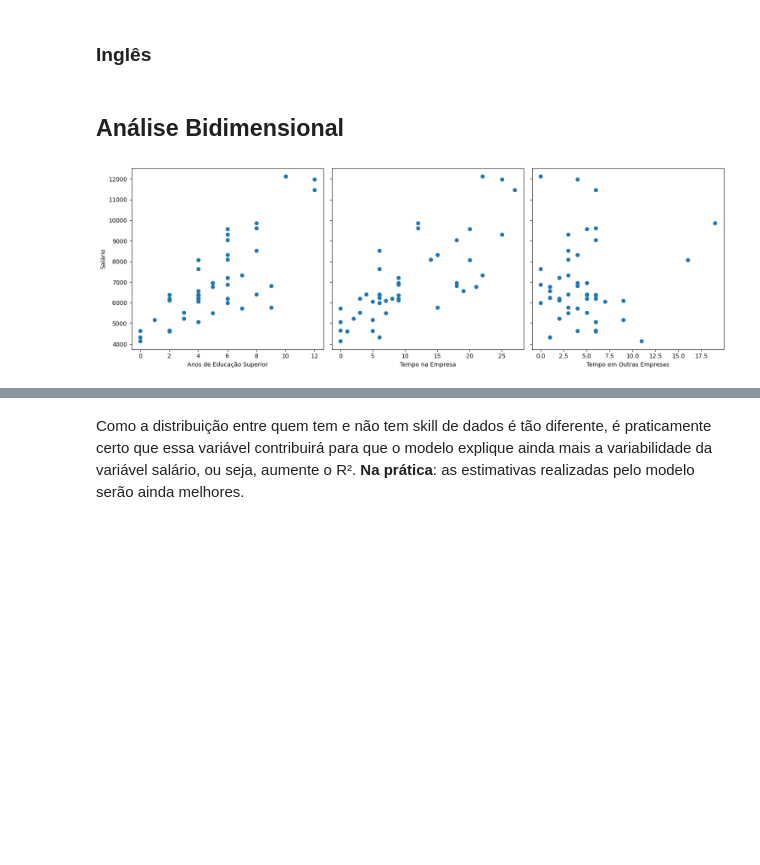
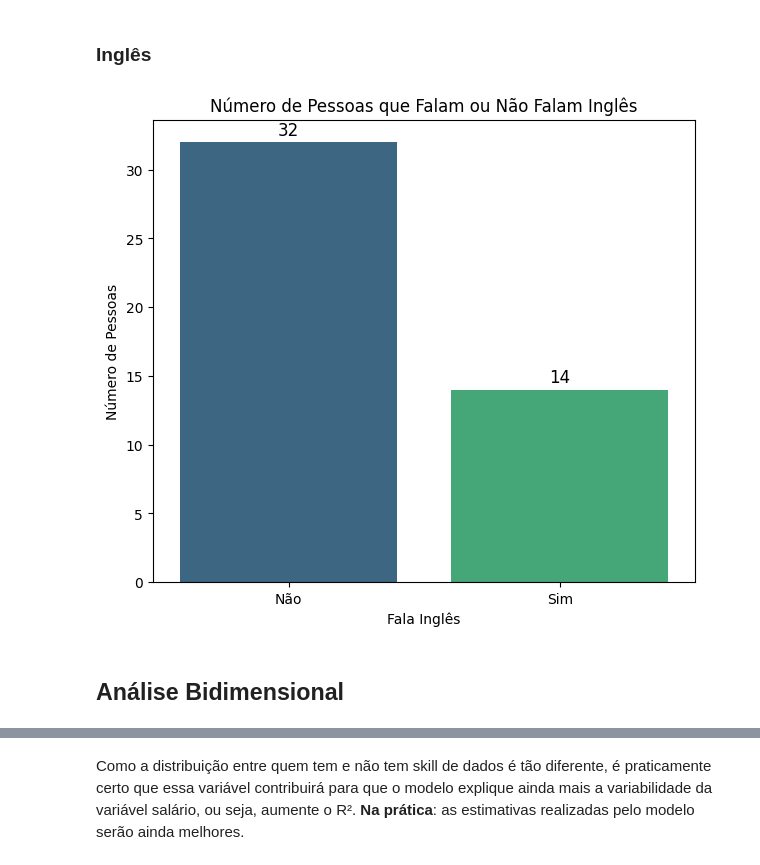
Before and after one commit to bessarodrigo/regressao_linear_salarios, a Jupyter notebook: regressao_linear_salarios.ipynb, the cells around one changed output, grey strips where cells are left out. Saved outputs shown, nothing was run; the diff lists cells and outputs as text; code cells hidden in the pictures; blank space fills up the shorter version.

```diff
--- a/regressao_linear_salarios.ipynb
+++ b/regressao_linear_salarios.ipynb
@@ -170,22 +174,28 @@ max      19.000000
 Name: Tempo_Outras_Empresas, dtype: float64
 # %% [markdown]
 ### Inglês
+# %%
+# Cria a contagem de valores na coluna 'Ingles'
+ingles_counts = df['Ingles'].value_counts().reset_index()
+ingles_counts.columns = ['Ingles', 'Count']
+
+# Cria o gráfico de barras
+plt.figure(figsize=(7, 6))
+ax = sns.barplot(data=ingles_counts, x='Ingles', y='Count', palette='viridis', hue='Ingles', dodge=False, legend=False)
+
+# Adiciona os rótulos de dados
+for p in ax.patches:
+    ax.annotate(f'{int(p.get_height())}',
+                (p.get_x() + p.get_width() / 2., p.get_height()),
+                ha='center', va='baseline', fontsize=12, color='black', xytext=(0, 5),
+                textcoords='offset points')
+
+# Configurações do gráfico
+plt.xlabel('Fala Inglês')
+plt.ylabel('Número de Pessoas')
+plt.title('Número de Pessoas que Falam ou Não Falam Inglês')
+plt.show()
+# %% [output]
+[figure, added]
 # %% [markdown]
 ## Análise Bidimensional
-# %%
-fig, ((ax1, ax2, ax3)) = plt.subplots(1, 3, sharey=True, figsize=(15, 5))
-
-ax1.scatter(df['Anos_Educ_Superior'], df['Salario'])
-ax1.set_xlabel('Anos de Educação Superior')
-ax1.set_ylabel('Salário')
-
-ax2.scatter(df['Tempo_Empresa'], df['Salario'])
-ax2.set_xlabel('Tempo na Empresa')
-
-ax3.scatter(df['Tempo_Outras_Empresas'], df['Salario'])
-ax3.set_xlabel('Tempo em Outras Empresas')
-
-plt.tight_layout()
-plt.show()
-# %% [output]
-[figure, removed]
```
Also changed, not shown: parts of 13 cells of this notebook.
